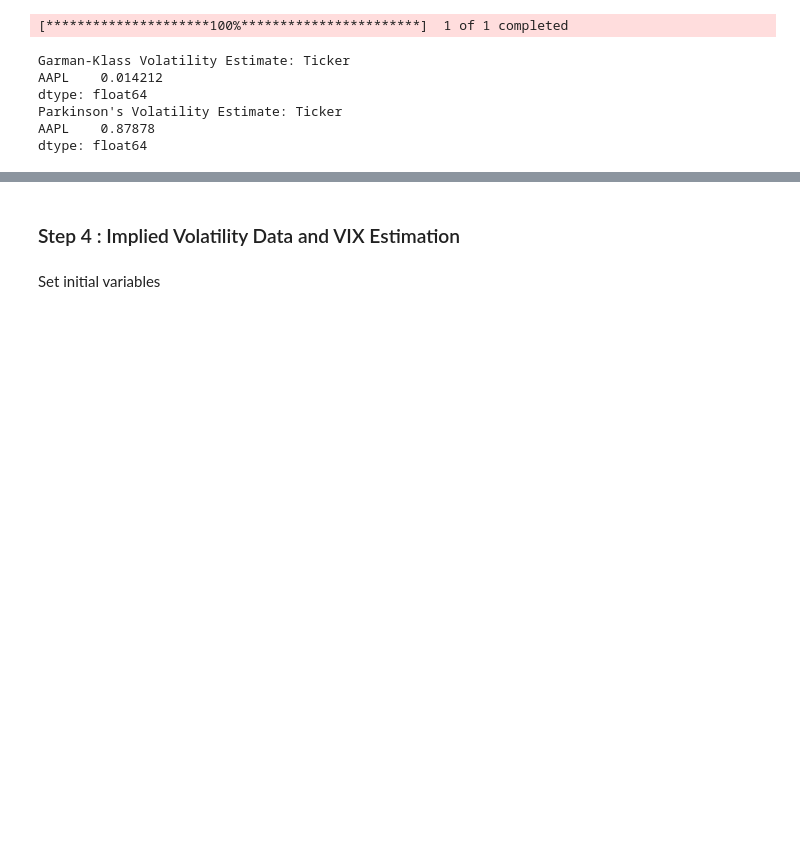
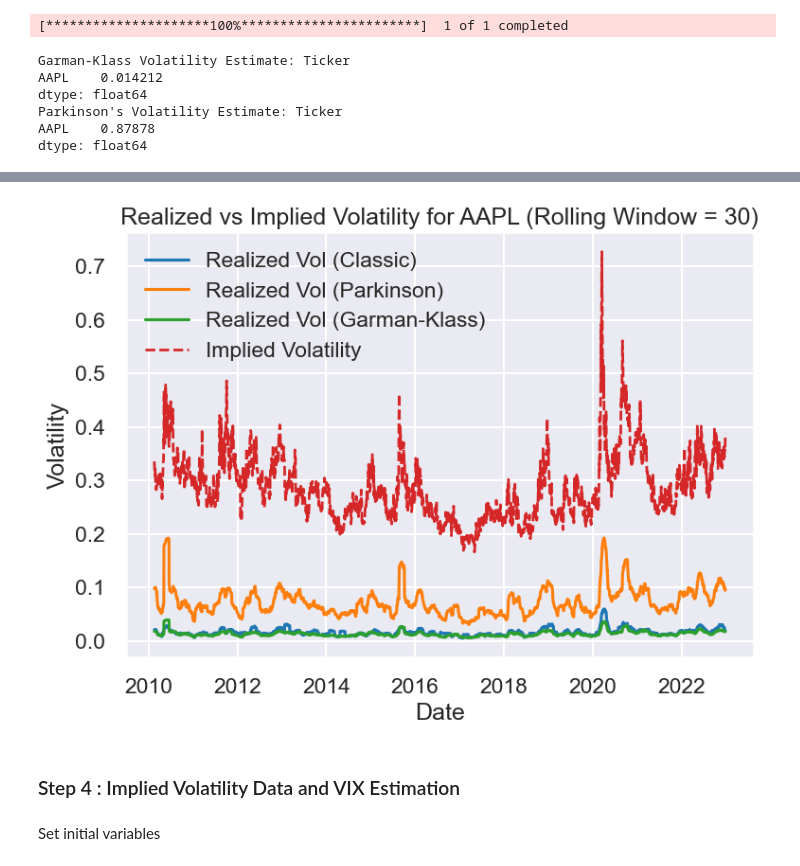
Before and after one commit to kshnva/Computational-Finance, a Jupyter notebook: 1-1.ipynb, the cells around one changed output, grey strips where cells are left out. Drawn from its saved outputs; the diff is of its cells as text; code cells hidden in the pictures; blank space fills up the shorter version.

```diff
--- a/1-1.ipynb
+++ b/1-1.ipynb
@@ -14,7 +14,7 @@ import pingouin as pg
 from statsmodels.tsa.stattools import coint
 
 
-plt.style.use('seaborn-v0_8-notebook')
+plt.style.use('seaborn-v0_8')
 
 # Consistent color mapping
 colors = {
@@ -69,34 +69,36 @@ ticker_impl_vol = implied_vol[ticker]
 
 ticker_data = ticker_data.loc["2010-01-01":end_date]
 ticker_impl_vol = ticker_impl_vol.loc["2010-01-01":end_date]
 
 classic_measures, park_estimates, garman_estimates = ut.get_rolling_window_estimates(ticker_data, window_size)
 
 # alignment
 aligned = ticker_data.index[window_size - 1:]
 realized_vol_df = pd.DataFrame({
     'Classic': classic_measures,
     'Parkinson': park_estimates,
     'Garman-Klass': garman_estimates
 }, index=aligned)
 
 common_index = realized_vol_df.index.intersection(ticker_impl_vol.index)
 realized_vol_df = realized_vol_df.loc[common_index]
 aligned_impl_vol = ticker_impl_vol.loc[common_index]
 
-plt.figure(figsize=(8, 4))
+plt.figure(figsize=(8, 6))
 plt.plot(realized_vol_df.index, realized_vol_df['Classic'], label='Realized Vol (Classic)', color=colors['Classic'])
 plt.plot(realized_vol_df.index, realized_vol_df['Parkinson'], label="Realized Vol (Parkinson)", color=colors['Parkinson'])
 plt.plot(realized_vol_df.index, realized_vol_df['Garman-Klass'], label='Realized Vol (Garman-Klass)', color=colors['Garman-Klass'])
 plt.plot(aligned_impl_vol.index, aligned_impl_vol, label='Implied Volatility', linestyle='--', linewidth=2, color=colors['Implied'])
 
 plt.title(f'Realized vs Implied Volatility for {ticker} (Rolling Window = {window_size})')
 plt.xlabel('Date')
 plt.ylabel('Volatility')
 plt.legend()
 plt.grid(True)
 plt.tight_layout()
 plt.show()
+# %% [output]
+[figure, added]
 # %% [markdown]
 ### Step 4 : Implied Volatility Data and VIX Estimation
 # %% [markdown]
```
Also changed, not shown: parts of 17 cells of this notebook, 1 other file.
